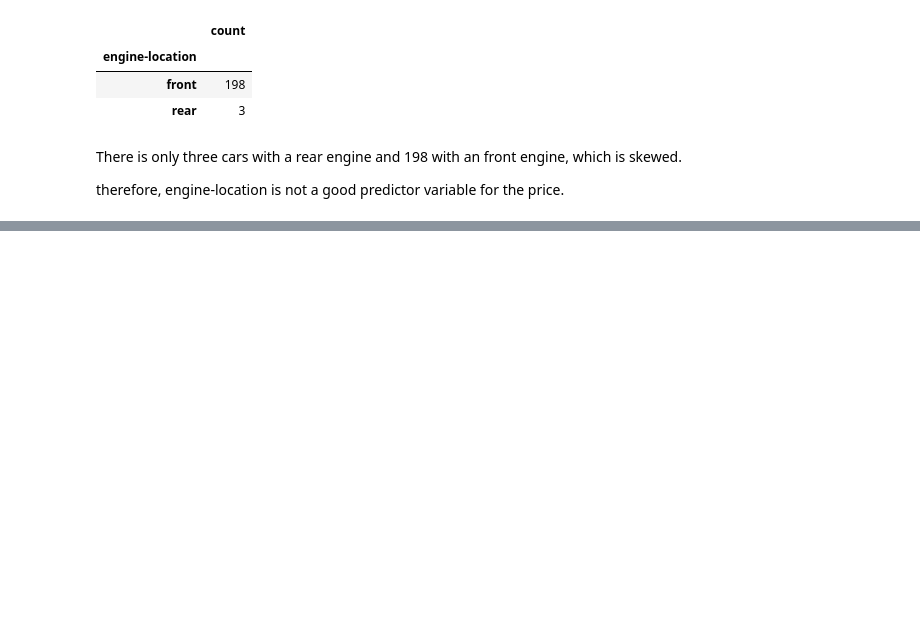
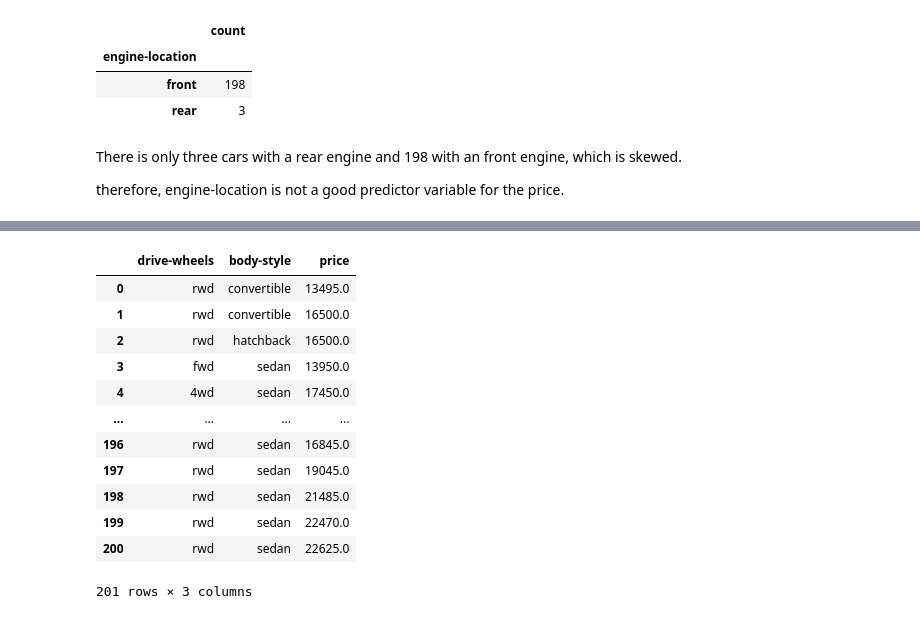
Before and after one commit to ghatanisuresh/DataScience_tutorial, a Jupyter notebook: EDA/CarPriceRelationship.ipynb, the cells around one changed output, grey strips where cells are left out. Drawn from its saved outputs; the diff is of its cells as text; code cells hidden in the pictures; blank space fills up the shorter version.

```diff
--- a/EDA/CarPriceRelationship.ipynb
+++ b/EDA/CarPriceRelationship.ipynb
@@ -372,0 +387,11 @@ therefore, engine-location is not a good predictor variable for the price.
+# %%
+# so let's extract the variables of interest with the categorical type
+# we are interested on categorical variable 'drive-wheels' with other variables 'body-style' and 'price'
+
+# making a new_df named 'df_grouped' with all the columns of interest
+
+df_interest= df[['drive-wheels','body-style','price']]
+
+# grouping results
+df_grouped = df_interest.groupby(['drive-wheels'], as_index= False ).agg({'price':'mean'})
+df_grouped
@@ -372,0 +440,17 @@ therefore, engine-location is not a good predictor variable for the price.
+# %%
+# call from above interested columns
+df_interest
+# %% [output]
+|  | drive-wheels | body-style | price |
+| 0 | rwd | convertible | 13495.0 |
+| 1 | rwd | convertible | 16500.0 |
+| 2 | rwd | hatchback | 16500.0 |
+| 3 | fwd | sedan | 13950.0 |
+| 4 | 4wd | sedan | 17450.0 |
+| ... | ... | ... | ... |
+| 196 | rwd | sedan | 16845.0 |
+| 197 | rwd | sedan | 19045.0 |
+| 198 | rwd | sedan | 21485.0 |
+| 199 | rwd | sedan | 22470.0 |
+| 200 | rwd | sedan | 22625.0 |
+201 rows × 3 columns
```
Also changed, not shown: parts of 52 cells of this notebook.
